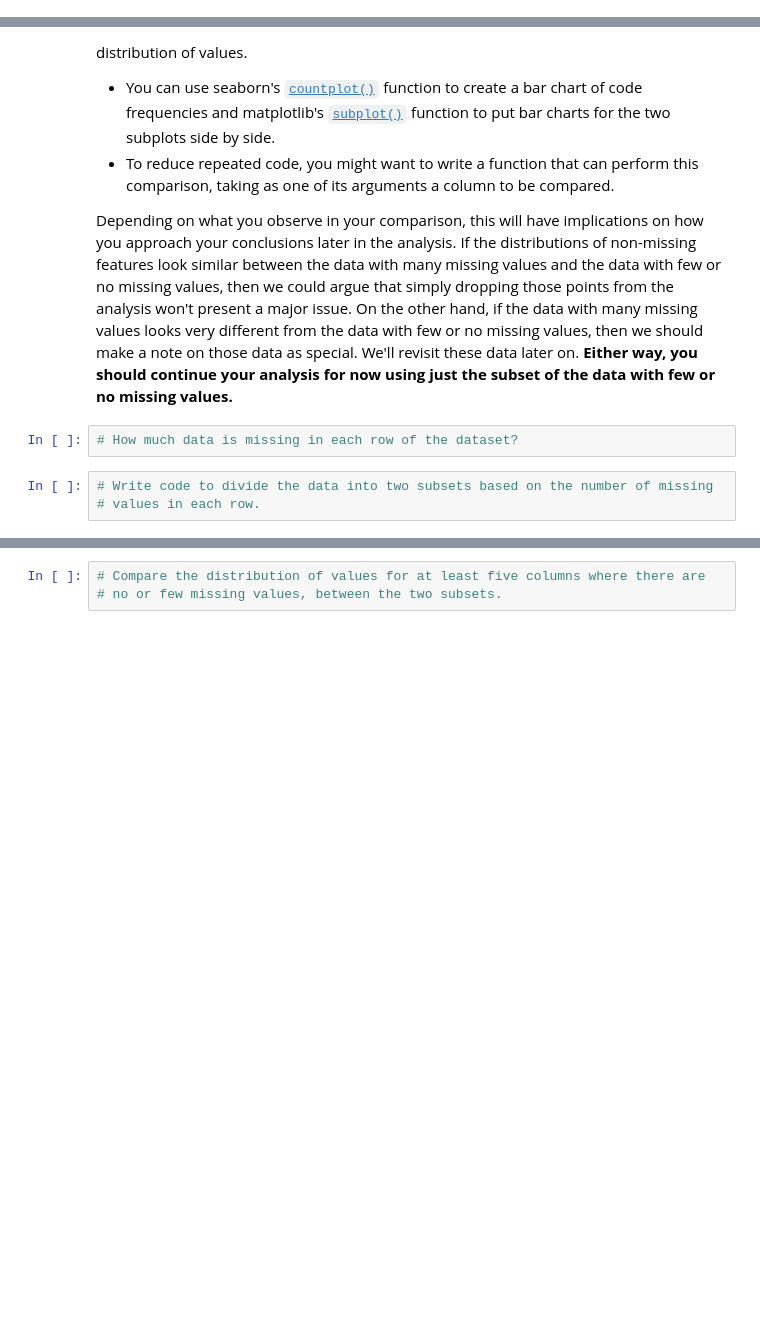
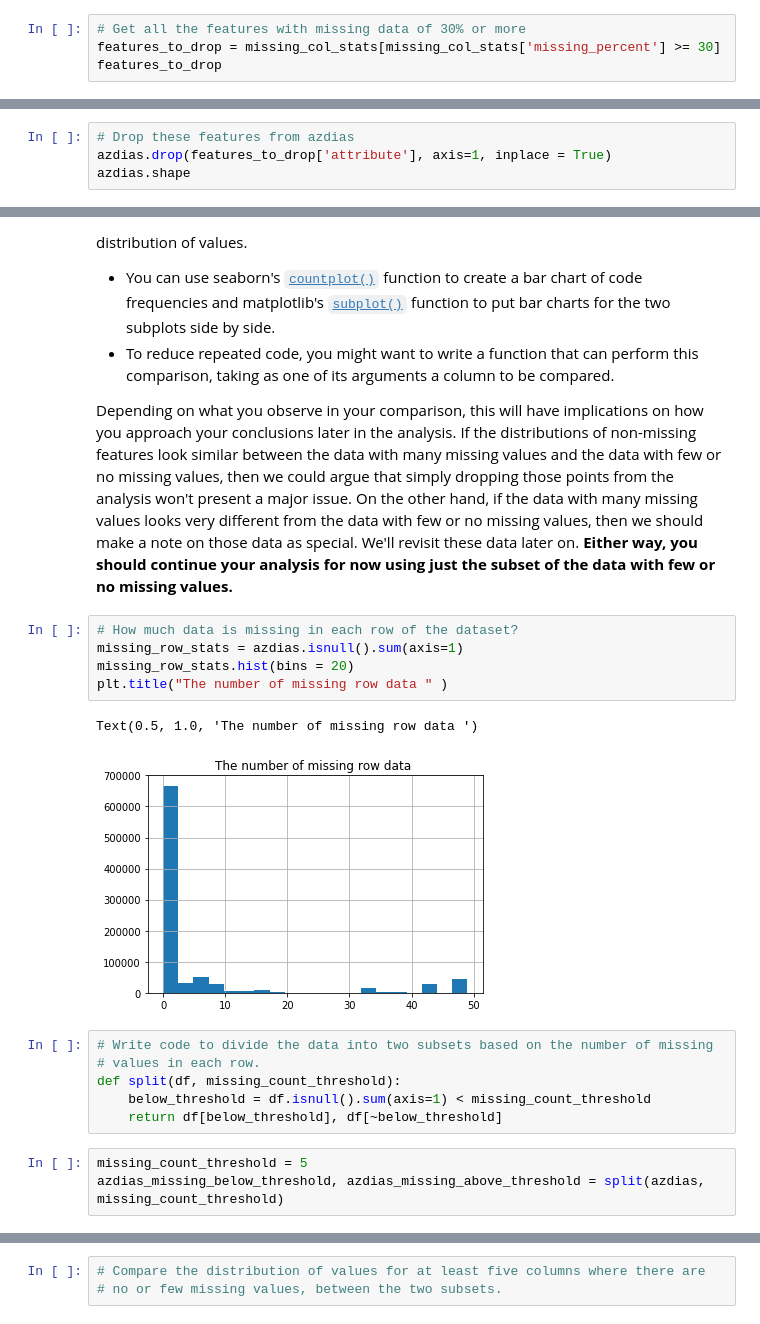
Before and after one commit to cuong-mai/customer-segments-unsupervised-learning, a Jupyter notebook: Identify_Customer_Segments.ipynb, the cells around one changed output, grey strips where cells are left out. Cells and saved outputs as stored; diff of their text form; blank space fills up the shorter version.

```diff
--- a/Identify_Customer_Segments.ipynb
+++ b/Identify_Customer_Segments.ipynb
@@ -138,3 +174,7 @@ For the remaining features, are there any patterns in which columns have, or sha
 # %%
 # Remove the outlier columns from the dataset. (You'll perform other data
 # engineering tasks such as re-encoding and imputation later.)
+# %%
+# Get all the features with missing data of 30% or more
+features_to_drop = missing_col_stats[missing_col_stats['missing_percent'] >= 30]
+features_to_drop
@@ -140,0 +189,4 @@ For the remaining features, are there any patterns in which columns have, or sha
+# %%
+# Drop these features from azdias
+azdias.drop(features_to_drop['attribute'], axis=1, inplace = True)
+azdias.shape
@@ -154,6 +214,18 @@ In order to know what to do with the outlier rows, we should see if the distribu
 Depending on what you observe in your comparison, this will have implications on how you approach your conclusions later in the analysis. If the distributions of non-missing features look similar between the data with many missing values and the data with few or no missing values, then we could argue that simply dropping those points from the analysis won't present a major issue. On the other hand, if the data with many missing values looks very different from the data with few or no missing values, then we should make a note on those data as special. We'll revisit these data later on. **Either way, you should continue your analysis for now using just the subset of the data with few or no missing values.**
 # %%
 # How much data is missing in each row of the dataset?
+missing_row_stats = azdias.isnull().sum(axis=1)
+missing_row_stats.hist(bins = 20)
+plt.title("The number of missing row data " )
+# %% [output]
+Text(0.5, 1.0, 'The number of missing row data ')
+[figure, added]
 # %%
 # Write code to divide the data into two subsets based on the number of missing
 # values in each row.
+def split(df, missing_count_threshold):
+    below_threshold = df.isnull().sum(axis=1) < missing_count_threshold
+    return df[below_threshold], df[~below_threshold]
+# %%
+missing_count_threshold = 5
+azdias_missing_below_threshold, azdias_missing_above_threshold = split(azdias, missing_count_threshold)
```
Also changed, not shown: parts of 24 cells of this notebook.
